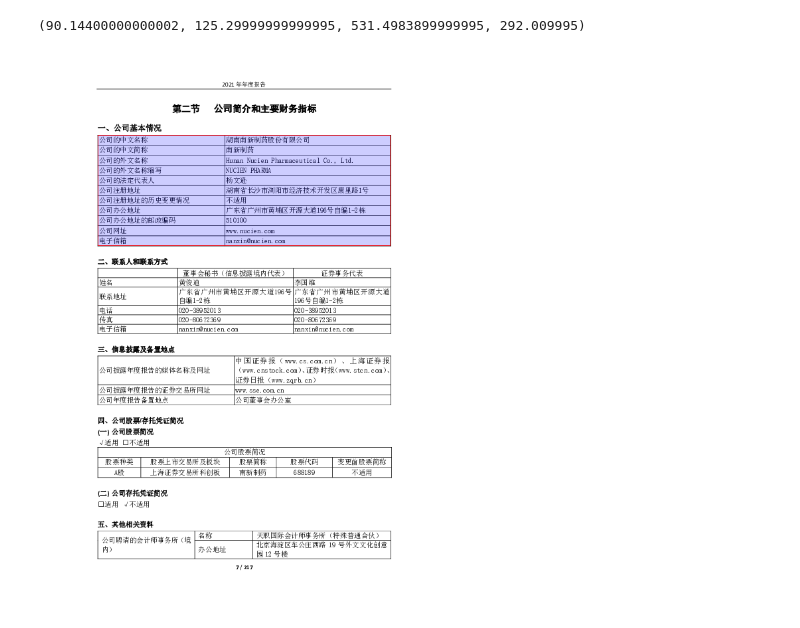
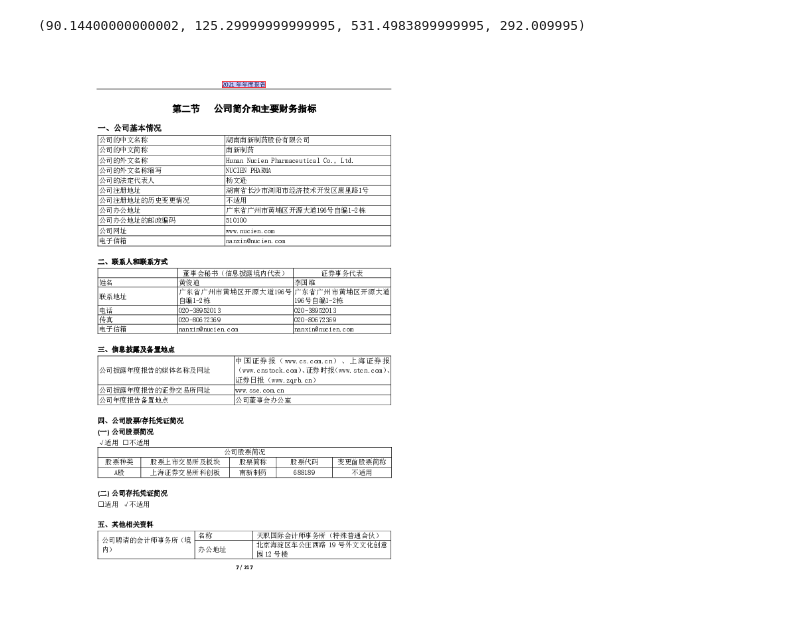
Before and after one commit to Lingwuxin/PDFParser, a Jupyter notebook: pdf.ipynb, the cells around one changed output. Cells and saved outputs as stored; diff of their text form; code cells hidden in the pictures.

```diff
--- a/pdf.ipynb
+++ b/pdf.ipynb
@@ -1,7 +1,7 @@
 # %%
 import pdfplumber
 
-pdf=pdfplumber.open('8180733.PDF')
+pdf=pdfplumber.open('test.PDF')
 page=pdf.pages[6]
 table=page.find_tables()[0]
 bbox=table.bbox
@@ -10,7 +10,9 @@ bbox
 (90.14400000000002, 125.29999999999995, 531.4983899999995, 292.009995)
 # %%
 im=page.to_image()
+words=page.extract_words()
+bbox=(277.49, 43.98899999999992, 343.01, 53.969999999999914)
 im.draw_rect(bbox)
 # %% [output]
-[figure, old version]
+[figure, new version]
 # %%
```
Also changed, not shown: parts of 2 cells of this notebook, 1 other file.
